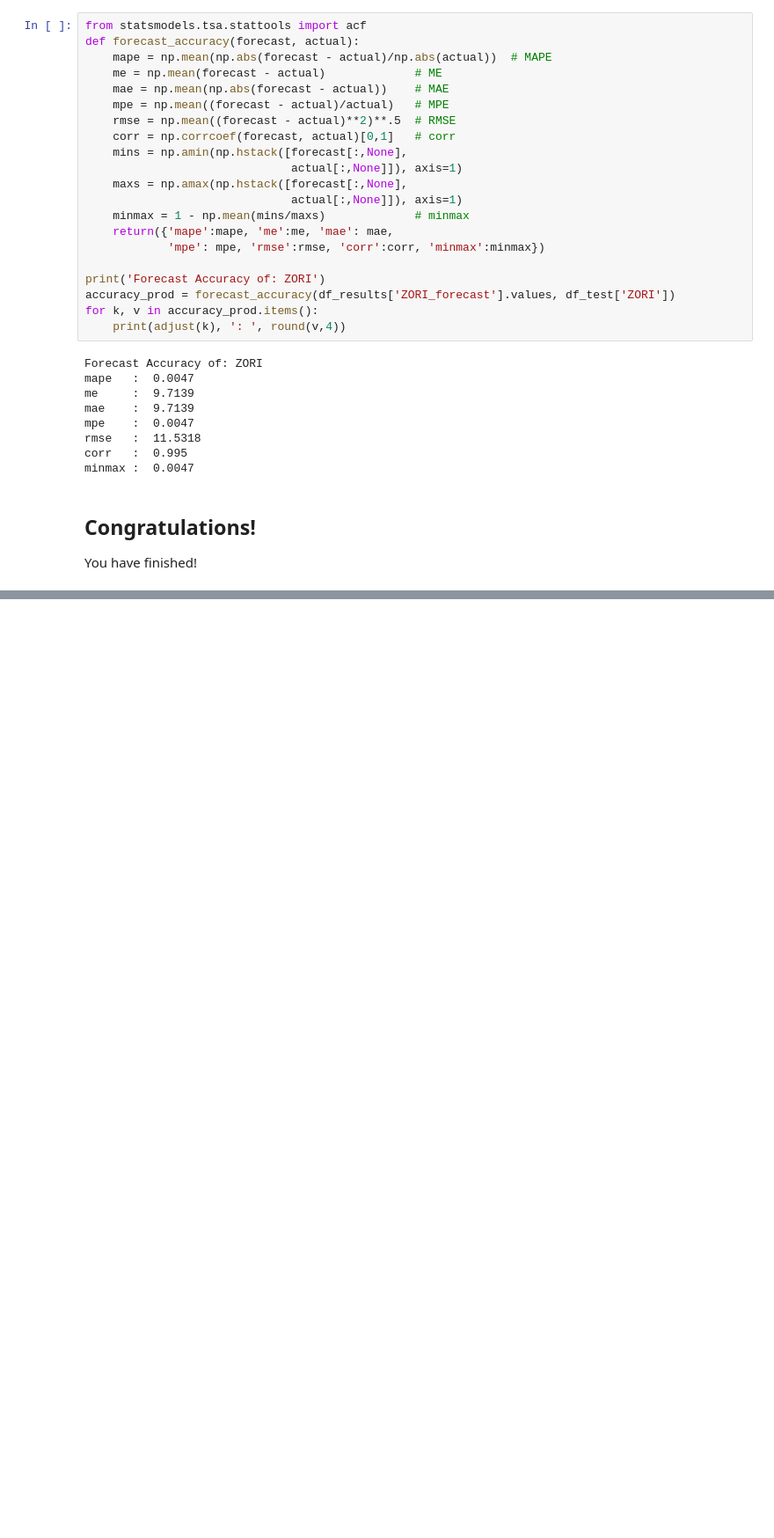
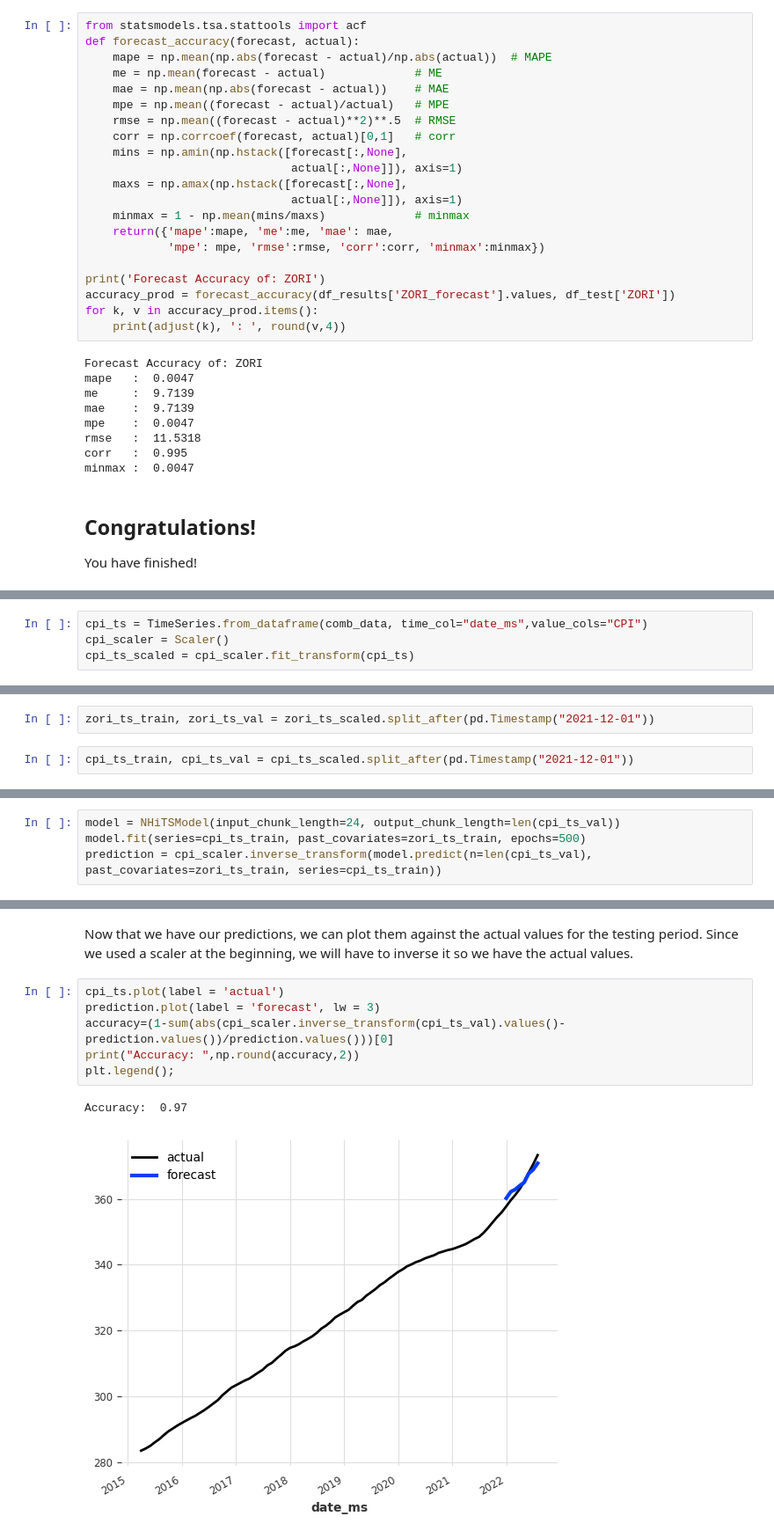
Before and after one commit to ds-modules/ECON-148, a Jupyter notebook: zillow-cpi-pred/zillow-CPI-prediction.ipynb, the cells around one changed output, grey strips where cells are left out. Shown: that part at 88% size. Saved outputs shown, nothing was run; the diff lists cells and outputs as text; blank space fills up the shorter version.

Commit message:
added rough draft nhits model

```diff
--- a/zillow-cpi-pred/zillow-CPI-prediction.ipynb
+++ b/zillow-cpi-pred/zillow-CPI-prediction.ipynb
@@ -759,0 +900,4 @@ You have finished!
+# %%
+cpi_ts = TimeSeries.from_dataframe(comb_data, time_col="date_ms",value_cols="CPI")
+cpi_scaler = Scaler()
+cpi_ts_scaled = cpi_scaler.fit_transform(cpi_ts)
@@ -759,0 +906,4 @@ You have finished!
+# %%
+zori_ts_train, zori_ts_val = zori_ts_scaled.split_after(pd.Timestamp("2021-12-01"))
+# %%
+cpi_ts_train, cpi_ts_val = cpi_ts_scaled.split_after(pd.Timestamp("2021-12-01"))
@@ -759,0 +912,4 @@ You have finished!
+# %%
+model = NHiTSModel(input_chunk_length=24, output_chunk_length=len(cpi_ts_val))
+model.fit(series=cpi_ts_train, past_covariates=zori_ts_train, epochs=500)
+prediction = cpi_scaler.inverse_transform(model.predict(n=len(cpi_ts_val), past_covariates=zori_ts_train, series=cpi_ts_train))
@@ -759,0 +938,11 @@ You have finished!
+# %% [markdown]
+Now that we have our predictions, we can plot them against the actual values for the testing period. Since we used a scaler at the beginning, we will have to inverse it so we have the actual values.
+# %%
+cpi_ts.plot(label = 'actual')
+prediction.plot(label = 'forecast', lw = 3)
+accuracy=(1-sum(abs(cpi_scaler.inverse_transform(cpi_ts_val).values()-prediction.values())/prediction.values()))[0]
+print("Accuracy: ",np.round(accuracy,2))
+plt.legend();
+# %% [output]
+Accuracy:  0.97
+[figure, added]
```
Also changed, not shown: parts of 38 cells of this notebook.
